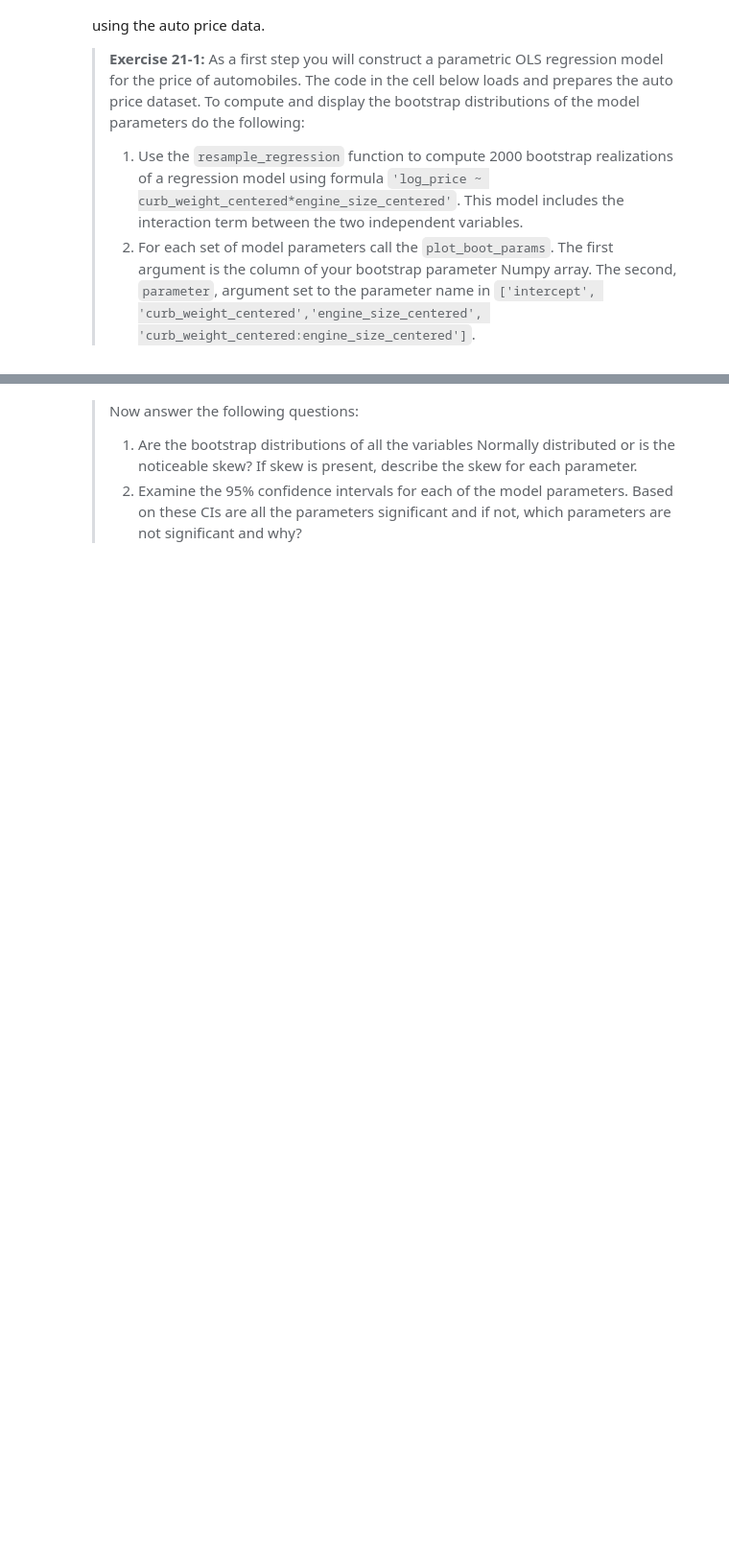
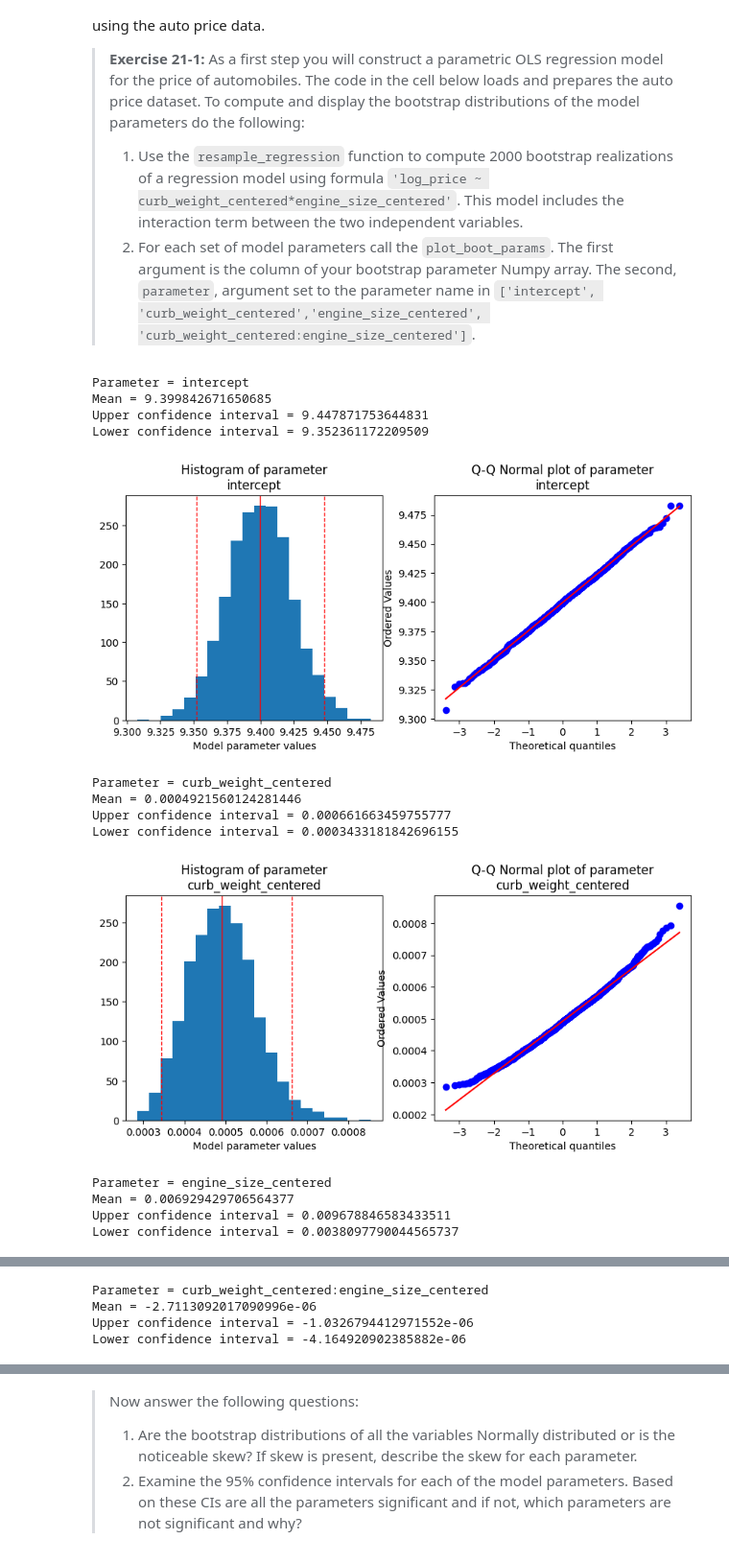
Before and after one commit to StephenElston/CSCI-E-83, a Jupyter notebook: Notebooks/21_Chapter21_ParametricBootstrap.ipynb, the cells around one changed output, grey strips where cells are left out. Shown: that part at 96% size. Cells and saved outputs as stored; diff of their text form; code cells hidden in the pictures; blank space fills up the shorter version.

```diff
--- a/Notebooks/21_Chapter21_ParametricBootstrap.ipynb
+++ b/Notebooks/21_Chapter21_ParametricBootstrap.ipynb
@@ -165,10 +204,41 @@ To further illustrate the foregoing concepts you will now work though another ex
 > 2. For each set of model parameters call the `plot_boot_params`. The first argument is the column of your bootstrap parameter Numpy array. The second, `parameter`, argument set to the parameter name in `['intercept', 'curb_weight_centered','engine_size_centered', 'curb_weight_centered:engine_size_centered']`.
 # %%
 ## Prepare the dataset
-auto_price = pd.read_csv('../data//AutoPricesClean.csv')
+auto_price = pd.read_csv('/content/AutoPricesClean.csv')
 auto_price['log_price'] = np.log(auto_price.loc[:,'price'])
 for col,new_col in zip(['curb_weight','engine_size'],['curb_weight_centered','engine_size_centered']):
     auto_price[new_col] = auto_price.loc[:,col] - np.mean(auto_price.loc[:,col])
 
 np.random.seed(2244)
-## Put your code below
+
+## Perform 2000 bootstrap realizations using the provided formula
+# The model has 4 parameters: intercept, curb_weight_centered, engine_size_centered, and their interaction
+param_boots_auto = resample_regression(auto_price, n_boots=2000, n_params=4, formula='log_price ~ curb_weight_centered*engine_size_centered')
+
+## Plot the bootstrap parameter distributions
+# Intercept
+plot_boot_params(param_boots_auto[:, 0], parameter='intercept')
+
+# Curb weight centered
+plot_boot_params(param_boots_auto[:, 1], parameter='curb_weight_centered')
+
+# Engine size centered
+plot_boot_params(param_boots_auto[:, 2], parameter='engine_size_centered')
+
+# Interaction term
+plot_boot_params(param_boots_auto[:, 3], parameter='curb_weight_centered:engine_size_centered')
+# %% [output]
+Parameter = intercept
+Mean = 9.399842671650685
+Upper confidence interval = 9.447871753644831
+Lower confidence interval = 9.352361172209509
+[figure, added]
+Parameter = curb_weight_centered
+Mean = 0.0004921560124281446
+Upper confidence interval = 0.000661663459755777
+Lower confidence interval = 0.0003433181842696155
+[figure, added]
+Parameter = engine_size_centered
+Mean = 0.006929429706564377
+Upper confidence interval = 0.009678846583433511
+Lower confidence interval = 0.0038097790044565737
@@ -174,0 +246,4 @@ np.random.seed(2244)
+Parameter = curb_weight_centered:engine_size_centered
+Mean = -2.7113092017090996e-06
+Upper confidence interval = -1.0326794412971552e-06
+Lower confidence interval = -4.164920902385882e-06
```
Also changed, not shown: parts of 14 cells of this notebook.
